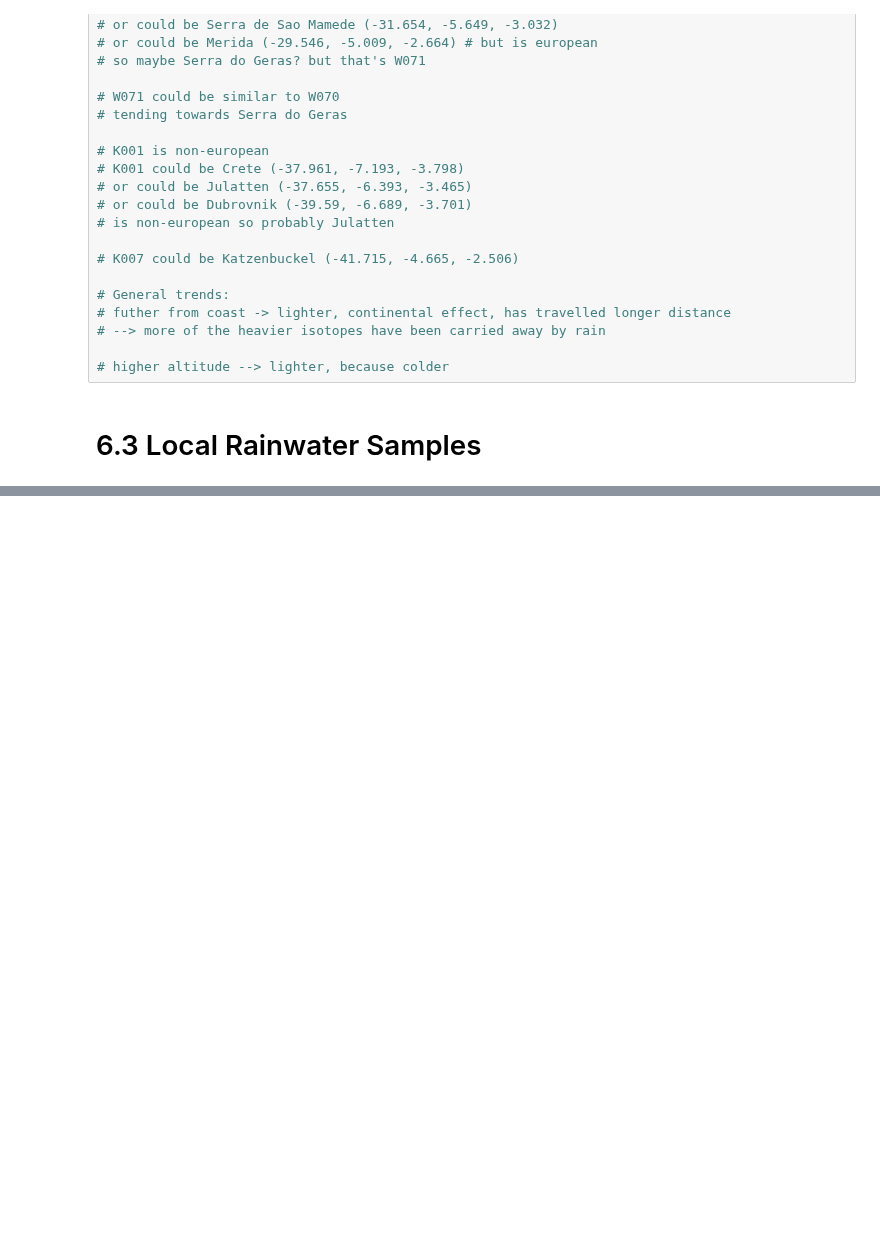
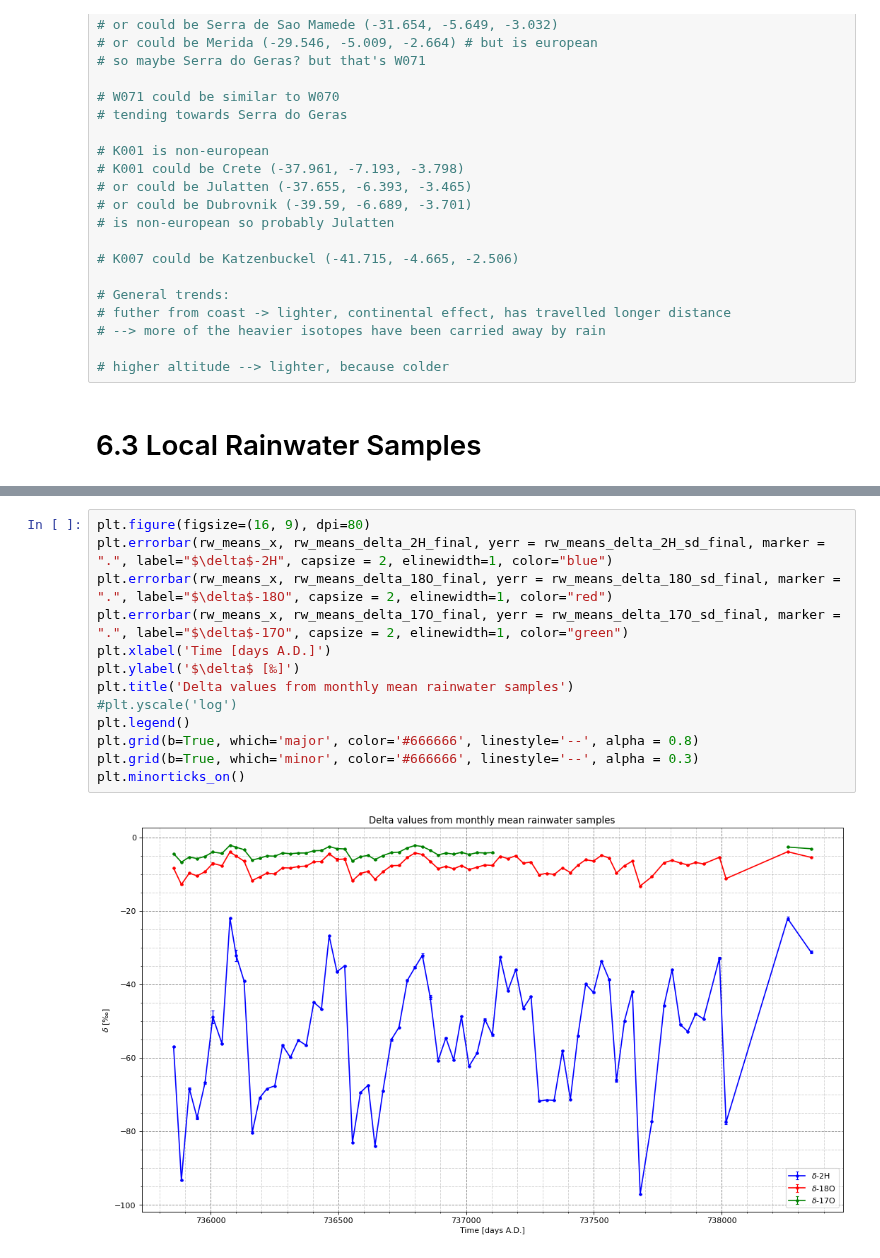
Before and after one commit to fexfl/FP, a Jupyter notebook: F55/F55 Analysis.ipynb, the cells around one changed output, grey strips where cells are left out. Cells and saved outputs as stored; diff of their text form; blank space fills up the shorter version.

```diff
--- a/F55/F55 Analysis.ipynb
+++ b/F55/F55 Analysis.ipynb
@@ -1087,0 +1139,15 @@ d17O =  -3.1383210000000004 +- 0.05468136656626003
+# %%
+plt.figure(figsize=(16, 9), dpi=80)
+plt.errorbar(rw_means_x, rw_means_delta_2H_final, yerr = rw_means_delta_2H_sd_final, marker = ".", label="$\delta$-2H", capsize = 2, elinewidth=1, color="blue")
+plt.errorbar(rw_means_x, rw_means_delta_18O_final, yerr = rw_means_delta_18O_sd_final, marker = ".", label="$\delta$-18O", capsize = 2, elinewidth=1, color="red")
+plt.errorbar(rw_means_x, rw_means_delta_17O_final, yerr = rw_means_delta_17O_sd_final, marker = ".", label="$\delta$-17O", capsize = 2, elinewidth=1, color="green")
+plt.xlabel('Time [days A.D.]')
+plt.ylabel('$\delta$ [‰]')
+plt.title('Delta values from monthly mean rainwater samples')
+#plt.yscale('log')
+plt.legend()
+plt.grid(b=True, which='major', color='#666666', linestyle='--', alpha = 0.8)
+plt.grid(b=True, which='minor', color='#666666', linestyle='--', alpha = 0.3)
+plt.minorticks_on()
+# %% [output]
+[figure, added]
```
Also changed, not shown: parts of 8 cells of this notebook, 2 other files.
